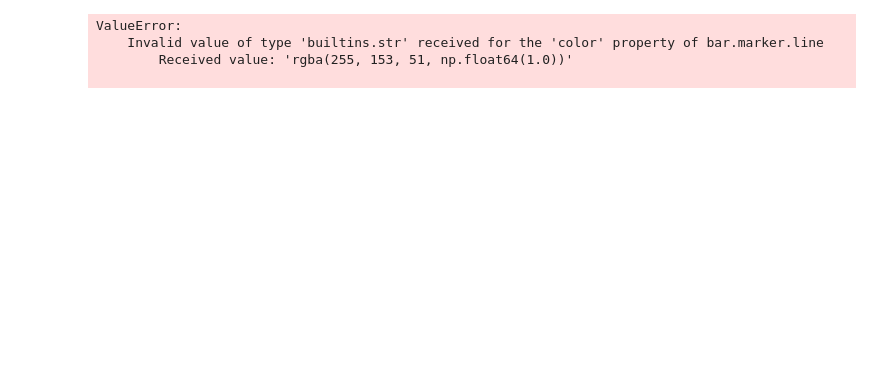
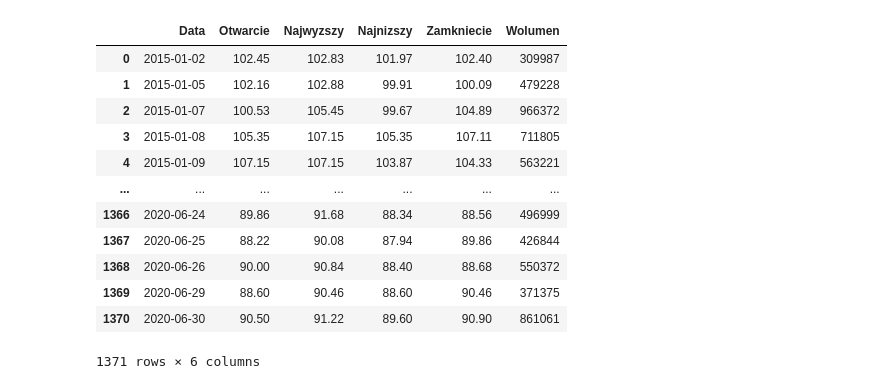
Before and after one commit to dawwed98/koddila, a Jupyter notebook: zad11.1.ipynb, the cells around one changed output. Cells and saved outputs as stored; diff of their text form; code cells hidden in the pictures; blank space fills up the shorter version.

```diff
--- a/zad11.1.ipynb
+++ b/zad11.1.ipynb
@@ -23,8 +8,0 @@ df.head()
-# %%
-df = pd.read_csv('OECDBLI2017.csv')
-df.set_index('Country')['Employment rate as pct'].sort_values(ascending=False).iplot(kind='bar')
-# %% [output]
-ValueError:
-    Invalid value of type 'builtins.str' received for the 'color' property of bar.marker.line
-        Received value: 'rgba(255, 153, 51, np.float64(1.0))'
-
@@ -30,0 +12,18 @@ ValueError:
+# %%
+df = pd.read_csv('ca_c_f_d.csv')
+df2 = pd.read_csv('kgh_d.csv')
+df2
+# %% [output]
+|  | Data | Otwarcie | Najwyzszy | Najnizszy | Zamkniecie | Wolumen |
+| 0 | 2015-01-02 | 102.45 | 102.83 | 101.97 | 102.40 | 309987 |
+| 1 | 2015-01-05 | 102.16 | 102.88 | 99.91 | 100.09 | 479228 |
+| 2 | 2015-01-07 | 100.53 | 105.45 | 99.67 | 104.89 | 966372 |
+| 3 | 2015-01-08 | 105.35 | 107.15 | 105.35 | 107.11 | 711805 |
+| 4 | 2015-01-09 | 107.15 | 107.15 | 103.87 | 104.33 | 563221 |
+| ... | ... | ... | ... | ... | ... | ... |
+| 1366 | 2020-06-24 | 89.86 | 91.68 | 88.34 | 88.56 | 496999 |
+| 1367 | 2020-06-25 | 88.22 | 90.08 | 87.94 | 89.86 | 426844 |
+| 1368 | 2020-06-26 | 90.00 | 90.84 | 88.40 | 88.68 | 550372 |
+| 1369 | 2020-06-29 | 88.60 | 90.46 | 88.60 | 90.46 | 371375 |
+| 1370 | 2020-06-30 | 90.50 | 91.22 | 89.60 | 90.90 | 861061 |
+1371 rows × 6 columns
```
Also changed, not shown: parts of 4 cells of this notebook.
